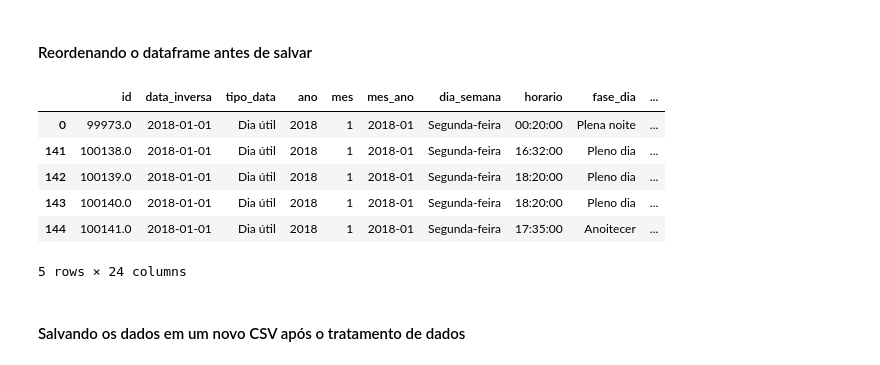
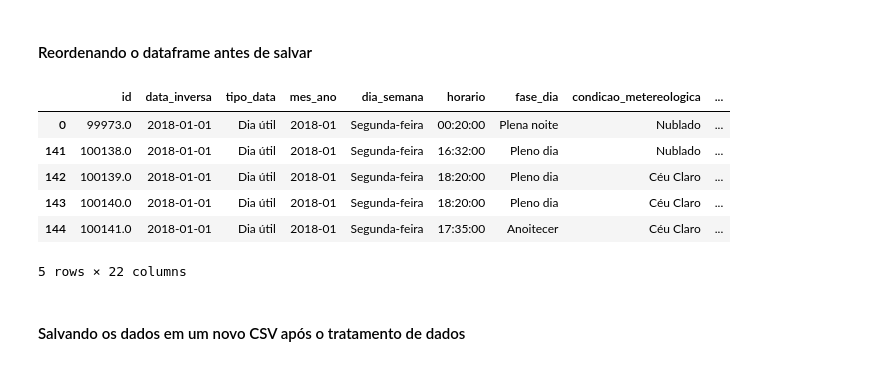
Before and after one commit to evidal1990/coderhouse_datascience, a Jupyter notebook: wrangling/data_wrangling.ipynb, the cells around one changed output. Cells and saved outputs as stored; diff of their text form; code cells hidden in the pictures.

```diff
--- a/wrangling/data_wrangling.ipynb
+++ b/wrangling/data_wrangling.ipynb
@@ -291,9 +288,0 @@ Freq: M, Name: count, Length: 78, dtype: int64
-# %%
-formatted_month = pd.to_datetime(
-    df_accidents["data_inversa"], format='%Y/%m/%d').dt.month
-
-if "mes" in df_accidents.columns:
-    df_accidents["mes"] = formatted_month
-else:
-    df_accidents = df_accidents.assign(**{"mes": formatted_month})
-df_accidents["mes"].value_counts()
@@ -317,10 +288,0 @@ Name: count, dtype: int64
-# %%
-formatted_year = pd.to_datetime(
-    df_accidents["data_inversa"], format='%Y/%m/%d').dt.year
-
-if "ano" in df_accidents.columns:
-    df_accidents["ano"] = formatted_year
-else:
-    df_accidents = df_accidents.assign(**{"ano": formatted_year})
-
-df_accidents["ano"].value_counts().head()
@@ -1068,39 +1037,37 @@ plt.show()
 # %%
 df_accidents = df_accidents[[
     "id",
     "data_inversa",
     "tipo_data",
-    "ano",
-    "mes",
     'mes_ano',
     "dia_semana",
     "horario",
     "fase_dia",
     "condicao_metereologica",
     "uf",
     "municipio",
     "br",
     "km",
     "uso_solo",
     "tipo_pista",
     "sentido_via",
     "tipo_acidente",
     "causa_acidente",
     "classificacao_acidente",
     "pessoas",
     "veiculos",
     "latitude",
     "longitude"
 ]]
 df_accidents.head()
 # %% [output]
-|  | id | data_inversa | tipo_data | ano | mes | mes_ano | dia_semana | horario | fase_dia | ... |
-| 0 | 99973.0 | 2018-01-01 | Dia útil | 2018 | 1 | 2018-01 | Segunda-feira | 00:20:00 | Plena noite | ... |
-| 141 | 100138.0 | 2018-01-01 | Dia útil | 2018 | 1 | 2018-01 | Segunda-feira | 16:32:00 | Pleno dia | ... |
-| 142 | 100139.0 | 2018-01-01 | Dia útil | 2018 | 1 | 2018-01 | Segunda-feira | 18:20:00 | Pleno dia | ... |
-| 143 | 100140.0 | 2018-01-01 | Dia útil | 2018 | 1 | 2018-01 | Segunda-feira | 18:20:00 | Pleno dia | ... |
-| 144 | 100141.0 | 2018-01-01 | Dia útil | 2018 | 1 | 2018-01 | Segunda-feira | 17:35:00 | Anoitecer | ... |
+|  | id | data_inversa | tipo_data | mes_ano | dia_semana | horario | fase_dia | condicao_metereologica | ... |
+| 0 | 99973.0 | 2018-01-01 | Dia útil | 2018-01 | Segunda-feira | 00:20:00 | Plena noite | Nublado | ... |
+| 141 | 100138.0 | 2018-01-01 | Dia útil | 2018-01 | Segunda-feira | 16:32:00 | Pleno dia | Nublado | ... |
+| 142 | 100139.0 | 2018-01-01 | Dia útil | 2018-01 | Segunda-feira | 18:20:00 | Pleno dia | Céu Claro | ... |
+| 143 | 100140.0 | 2018-01-01 | Dia útil | 2018-01 | Segunda-feira | 18:20:00 | Pleno dia | Céu Claro | ... |
+| 144 | 100141.0 | 2018-01-01 | Dia útil | 2018-01 | Segunda-feira | 17:35:00 | Anoitecer | Céu Claro | ... |
-5 rows × 24 columns
+5 rows × 22 columns
 # %% [markdown]
 #### Salvando os dados em um novo CSV após o tratamento de dados
 # %%
```
Also changed, not shown: parts of 6 cells of this notebook, 1 other file.
